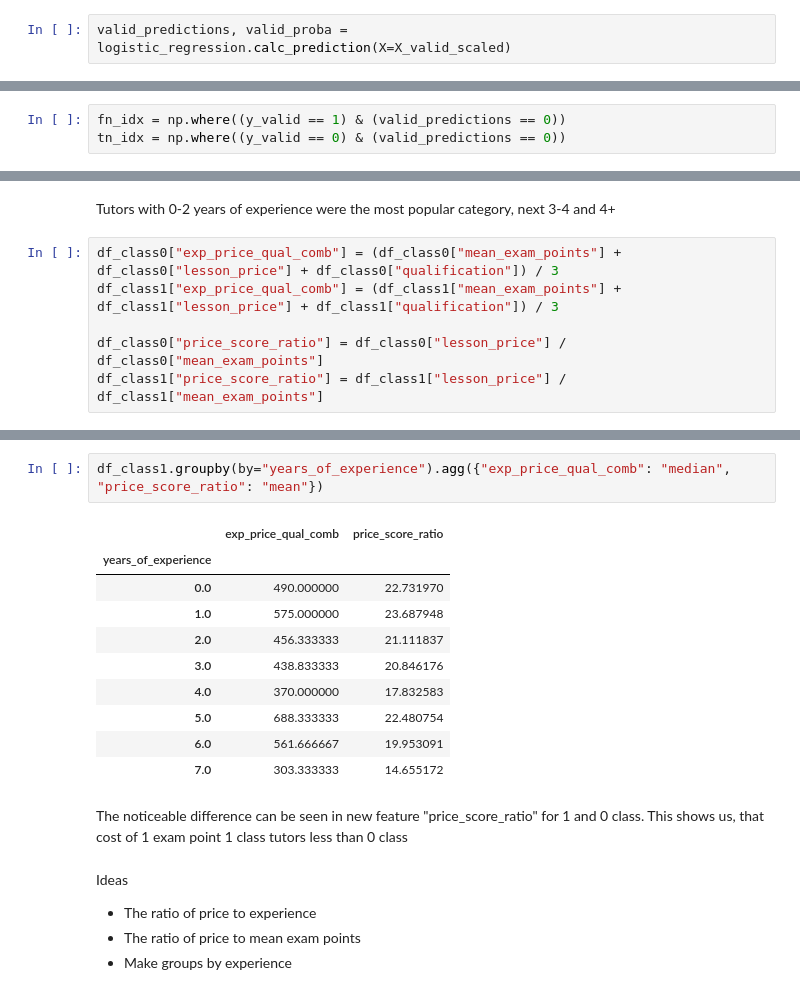
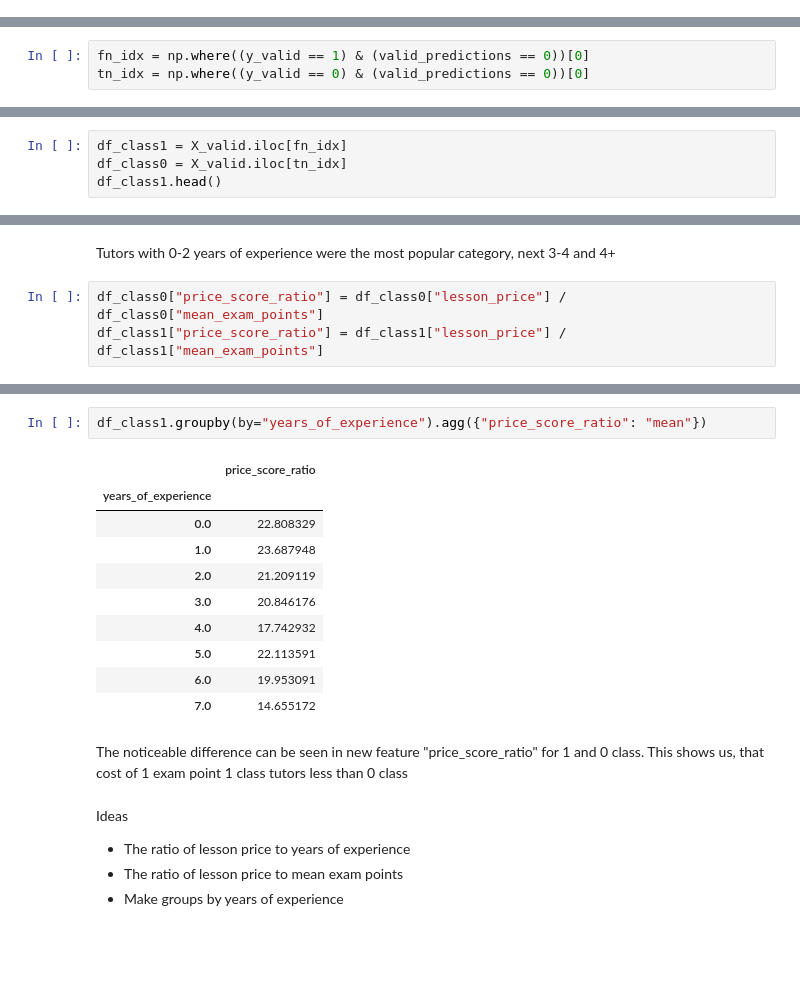
Before and after one commit to SpaceMakerc/tutor_prediction, a Jupyter notebook: predict_model_v1.ipynb, the cells around one changed output, grey strips where cells are left out. Drawn from its saved outputs; the diff is of its cells as text; blank space fills up the shorter version.

```diff
--- a/predict_model_v1.ipynb
+++ b/predict_model_v1.ipynb
@@ -962,2 +1032,0 @@ logistic_regression.eval_model(X=X_train_scaled, y=y_train)
-# %%
-valid_predictions, valid_proba = logistic_regression.calc_prediction(X=X_valid_scaled)
@@ -1064,5 +1112,5 @@ array([[   3,    1],
 # %% [markdown]
 So we have almost perfect prediction for 0 class with only 1 mistake and 3 correctly predicted 1 class out of 222. Let's start here, search the difference
 # %%
-fn_idx = np.where((y_valid == 1) & (valid_predictions == 0))
-tn_idx = np.where((y_valid == 0) & (valid_predictions == 0))
+fn_idx = np.where((y_valid == 1) & (valid_predictions == 0))[0]
+tn_idx = np.where((y_valid == 0) & (valid_predictions == 0))[0]
@@ -1079,0 +1117,4 @@ df_class1.head()
+# %%
+df_class1 = X_valid.iloc[fn_idx]
+df_class0 = X_valid.iloc[tn_idx]
+df_class1.head()
@@ -1188,8 +1247,5 @@ plt.show()
 # %% [markdown]
 Tutors with 0-2 years of experience were the most popular category, next 3-4 and 4+
 # %%
-df_class0["exp_price_qual_comb"] = (df_class0["mean_exam_points"] + df_class0["lesson_price"] + df_class0["qualification"]) / 3
-df_class1["exp_price_qual_comb"] = (df_class1["mean_exam_points"] + df_class1["lesson_price"] + df_class1["qualification"]) / 3
-
 df_class0["price_score_ratio"] = df_class0["lesson_price"] / df_class0["mean_exam_points"]
 df_class1["price_score_ratio"] = df_class1["lesson_price"] / df_class1["mean_exam_points"]
@@ -1211,20 +1278,20 @@ df_class0.groupby(by="years_of_experience").agg({"exp_price_qual_comb": "median"
 # %%
-df_class1.groupby(by="years_of_experience").agg({"exp_price_qual_comb": "median", "price_score_ratio": "mean"})
+df_class1.groupby(by="years_of_experience").agg({"price_score_ratio": "mean"})
 # %% [output]
-|  | exp_price_qual_comb | price_score_ratio |
-| years_of_experience |  |  |
-| 0.0 | 490.000000 | 22.731970 |
-| 1.0 | 575.000000 | 23.687948 |
-| 2.0 | 456.333333 | 21.111837 |
-| 3.0 | 438.833333 | 20.846176 |
-| 4.0 | 370.000000 | 17.832583 |
-| 5.0 | 688.333333 | 22.480754 |
-| 6.0 | 561.666667 | 19.953091 |
-| 7.0 | 303.333333 | 14.655172 |
+|  | price_score_ratio |
+| years_of_experience |  |
+| 0.0 | 22.808329 |
+| 1.0 | 23.687948 |
+| 2.0 | 21.209119 |
+| 3.0 | 20.846176 |
+| 4.0 | 17.742932 |
+| 5.0 | 22.113591 |
+| 6.0 | 19.953091 |
+| 7.0 | 14.655172 |
 # %% [markdown]
 The noticeable difference can be seen in new feature "price_score_ratio" for 1 and 0 class. This shows us, that cost of 1 exam point 1 class tutors less than 0 class
 # %% [markdown]
 Ideas
-- The ratio of price to experience
-- The ratio of price to mean exam points
-- Make groups by experience
+- The ratio of lesson price to years of experience
+- The ratio of lesson price to mean exam points
+- Make groups by years of experience
```
Also changed, not shown: parts of 32 cells of this notebook.
